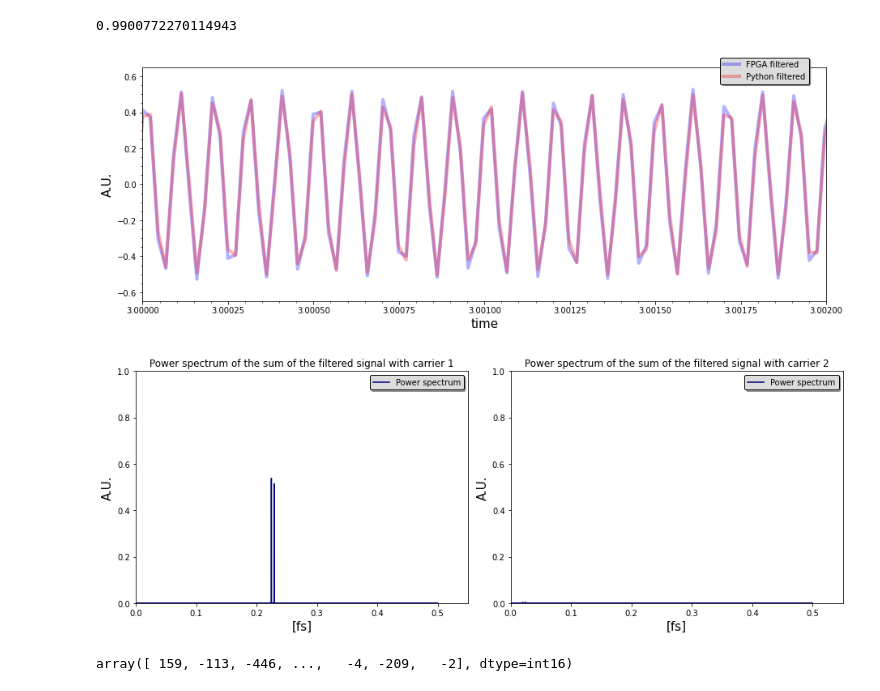
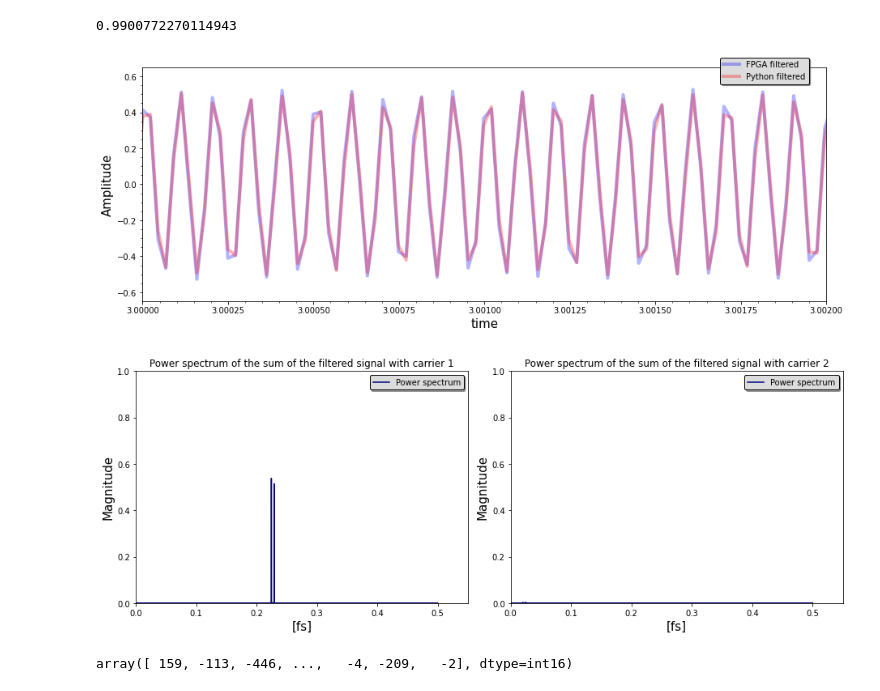
Before and after one commit to GiacomoFrn/MAPD_modA, a Jupyter notebook: python_part.ipynb, the cells around one changed output. Saved outputs shown, nothing was run; the diff lists cells and outputs as text; code cells hidden in the pictures.

```diff
--- a/python_part.ipynb
+++ b/python_part.ipynb
@@ -202,6 +204,6 @@ for x in ax:
     x.legend(shadow=True, framealpha=1, facecolor='gainsboro', edgecolor='black', prop={'size':10}, loc='upper right')
     x.set_xlabel('[fs]', fontsize=15)
     x.set_xlim(left = 0)
-    x.set_ylabel('A.U.', fontsize=15)
+    x.set_ylabel('Magnitude', fontsize=15)
 fig.tight_layout()
 # %% [output]
@@ -306,30 +308,30 @@ ax.plot(time_axis_2,pow_audio_signal_3,color='blue', label='FPGA filtered', alph
 ax.plot(time_axis_1,time_output_1,color='red', label='Python filtered', alpha=0.3, linewidth=4)
 ax.set_xlim(left=3,right=3+1/500)
 ax.set_xlabel('time', fontsize=15)
-ax.set_ylabel('A.U.', fontsize=15)
+ax.set_ylabel('Amplitude', fontsize=15)
 ax.minorticks_on()
 ax.legend(shadow=True, framealpha=1, facecolor='gainsboro', edgecolor='black', prop={'size':10}, loc=[0.845,0.93])
 fig.tight_layout()
 # %% [output]
-[figure, old version]
+[figure, new version]
 # %%
 fig, ax = plt.subplots(nrows=1, ncols=2, figsize=(13,5))
 fft_audio_1 = out_p1 / np.power(2, 15)
 fft_audio_2 = out_p2 / np.power(2, 15)
 freqs = fftpack.fftfreq(N)
 ax[0].plot(freqs, np.abs(fft_audio_1), color='navy', label = 'Power spectrum', scaley=False)
 ax[0].set_xlim(left = 0)
 ax[0].set_title('Power spectrum of the sum of the filtered signal with carrier 1', fontsize=12)
 ax[1].plot(freqs, np.abs(fft_audio_2), color='navy', label = 'Power spectrum', scaley=False)
 ax[1].set_xlim(left = 0)
 ax[1].set_title('Power spectrum of the sum of the filtered signal with carrier 2', fontsize=12)
 for x in ax:
     x.legend(shadow=True, framealpha=1, facecolor='gainsboro', edgecolor='black', prop={'size':10}, loc='upper right')
     x.set_xlabel('[fs]', fontsize=15)
-    x.set_ylabel('A.U.', fontsize=15)
+    x.set_ylabel('Magnitude', fontsize=15)
 fig.tight_layout()
 # %% [output]
-[figure, old version]
+[figure, new version]
 # %%
 sig_audio_3
 # %% [output]
```
Also changed, not shown: parts of 10 cells of this notebook, 7 other files.
